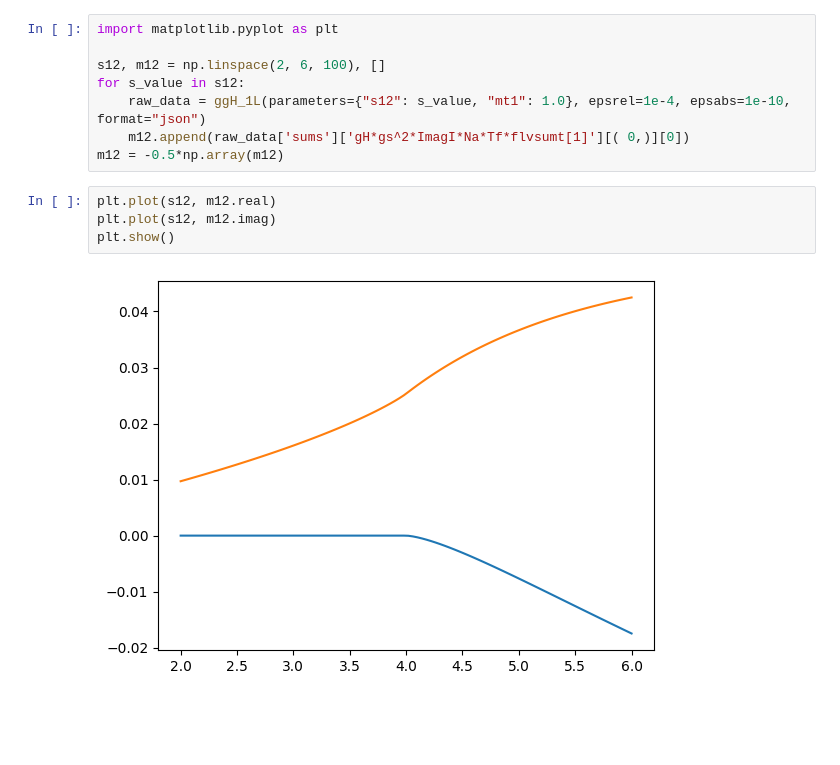
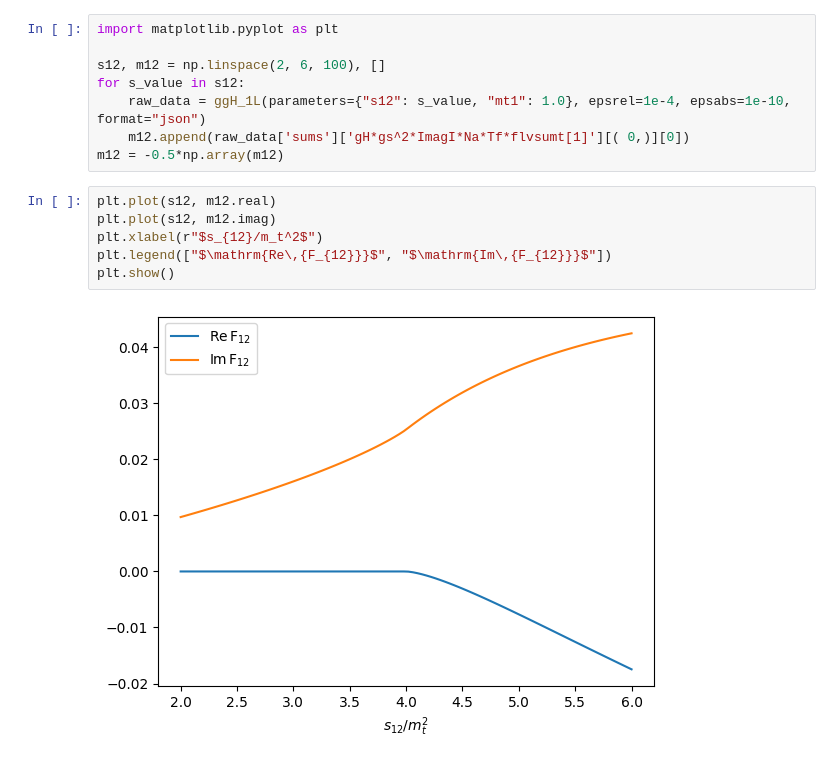
Before and after one commit to jcspitzmesser/BScMultiHiggsPySecDec, a Jupyter notebook: ggH_1L_notebook.ipynb, the cells around one changed output. Saved outputs shown, nothing was run; the diff lists cells and outputs as text; blank space fills up the shorter version.

```diff
--- a/ggH_1L_notebook.ipynb
+++ b/ggH_1L_notebook.ipynb
@@ -177,8 +233,10 @@ m12 = -0.5*np.array(m12)
 # %%
 plt.plot(s12, m12.real)
 plt.plot(s12, m12.imag)
+plt.xlabel(r"$s_{12}/m_t^2$")
+plt.legend(["$\mathrm{Re\,{F_{12}}}$", "$\mathrm{Im\,{F_{12}}}$"])
 plt.show()
 # %% [output]
-[figure, old version]
+[figure, new version]
 # %%
 plt.plot(s12, np.abs(m12)**2)
```
Also changed, not shown: parts of 18 cells of this notebook.
